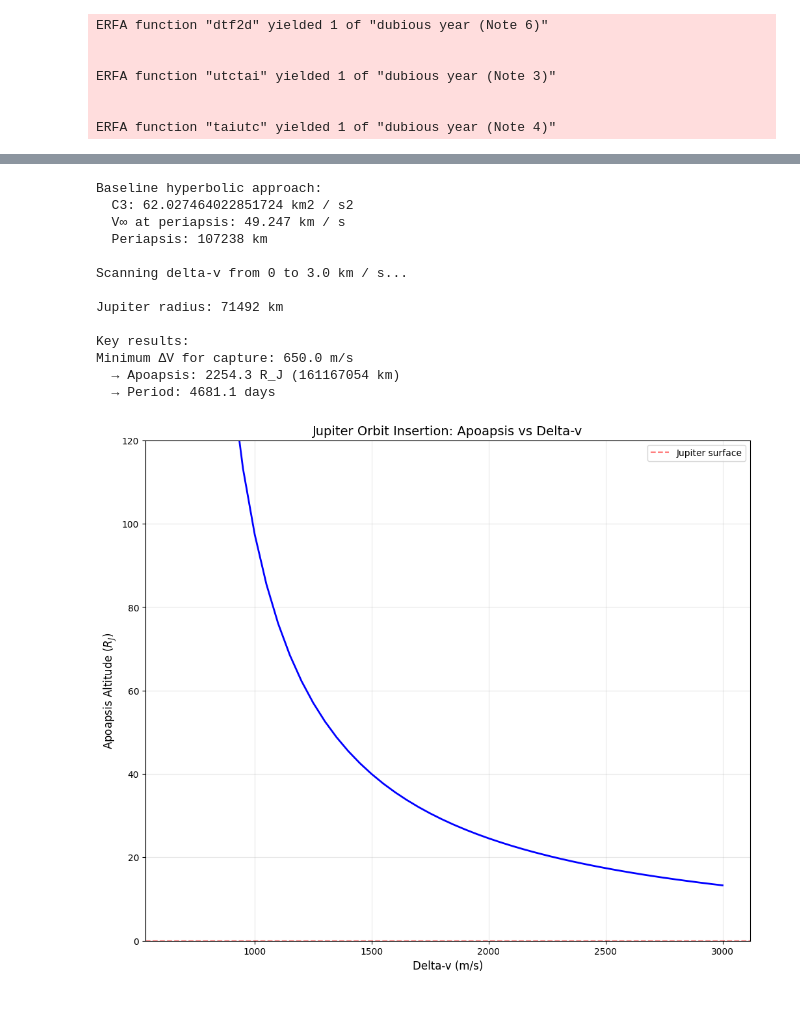
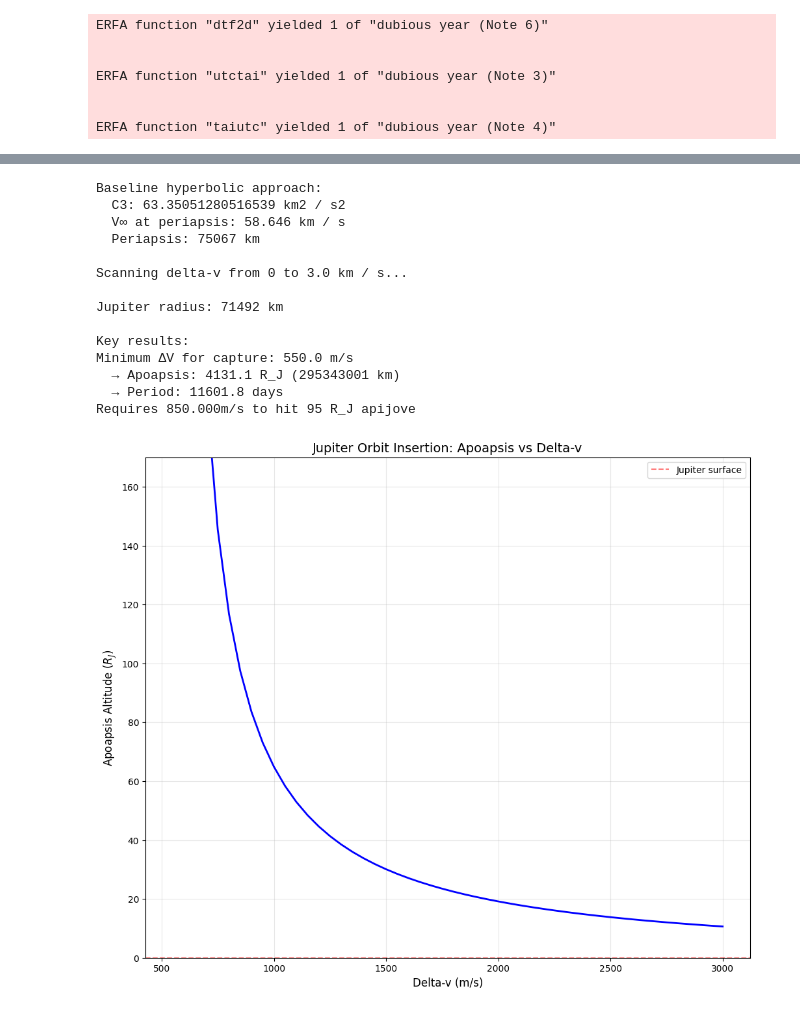
Before and after one commit to jackSN8/Starship_outer_planets_missions, a Jupyter notebook: general_trajectory_plotting_rewritten.ipynb, the cells around one changed output, grey strips where cells are left out. Drawn from its saved outputs; the diff is of its cells as text; code cells hidden in the pictures.

```diff
--- a/general_trajectory_plotting_rewritten.ipynb
+++ b/general_trajectory_plotting_rewritten.ipynb
@@ -52,10 +52,10 @@ body_2 = Jupiter
 # print(body_1.escape_velocity())
 
 #solve for a minimum ejection DV given a time period
-transitTime = 675*u.day
+transitTime = 650*u.day
 resolution = 1*u.day
 start_date = time.Time("2035-01-01 00:01", scale="utc").tdb
-end_date = time.Time("2035-12-31 00:01", scale="utc").tdb
+end_date = time.Time("2036-12-31 00:01", scale="utc").tdb
 print(type(time_range(start_date, end=end_date+transitTime)))
 # %% [output]
 <class 'astropy.time.core.Time'>
@@ -320,7 +322,7 @@ c3_a = np.linalg.norm(v_infty_mag)**2
 
 
 #C3 only orbit calc
-r_p = Jupiter.R*0.5#arrival periapsis
+r_p = Jupiter.R*0.05#arrival periapsis
 a_exit = -(body_2.k / c3_a).to(u.km)
 ecc_exit = 1 - (r_p+body_2.R) / a_exit
 
@@ -335,6 +337,7 @@ arrival_orbit = Orbit.from_classical(
     time.Time(date_arrival, scale="utc"),
 )
 
+retro_time=0*u.s
 
 pre_burn_orbit = arrival_orbit.propagate(-retro_time)
 #perform the retro burn
@@ -399,7 +402,7 @@ sus_c3 = (np.linalg.norm(post_burn_orbit.v)**2-body_2.escape_velocity()**2)
 print(f"Entry C3 is {post_burn_c3} km^2/s^2")
 print(f"Sus C3 is {sus_c3}")
 
-
+#
 # print(f"Need to lose {np.linalg.norm(post_burn_orbit_periapsis.v)-body_2.escape_velocity()} in initial aerocapture pass")
 
 
@@ -411,7 +414,7 @@ print(f"Need to lose {np.linalg.norm(post_burn_orbit_periapsis.v)-body_2.escape_
 
 
 
-print(f"Time for light to travel from {body_1} to {body_2} at arrival time is {planDist/(3*1e5*60):.1f} minutes")
+# print(f"Time for light to travel from {body_1} to {body_2} at arrival time is {planDist/(3*1e5*60):.1f} minutes")
 
 
 ####code below tries to calculate real orbit, but patched conics problems force a c3 only calculation orbit tbf
@@ -547,38 +547,44 @@ R_J = Jupiter.R.to(u.km).value
 # Plot results
 fig, (ax1) = plt.subplots(1, 1, figsize=(12, 10))
 
 # Plot 1: Apoapsis vs Delta-v (in R_J)
 # Filter out infinite values for plotting
 finite_mask = np.isfinite(apoapsis_values)
 apoapsis_RJ = apoapsis_values[finite_mask] / R_J  # Convert to R_J
 ax1.plot(dv_values[finite_mask], apoapsis_RJ, 'b-', linewidth=2)
 ax1.axhline(y=0, color='r', linestyle='--', alpha=0.5, label='Jupiter surface')
 ax1.grid(True, alpha=0.3)
 ax1.set_xlabel('Delta-v (m/s)', fontsize=12)
 ax1.set_ylabel('Apoapsis Altitude ($R_J$)', fontsize=12)
 ax1.set_title('Jupiter Orbit Insertion: Apoapsis vs Delta-v', fontsize=14)
 
-ax1.set_ylim(top=120,bottom=0)
+ax1.set_ylim(top=170,bottom=0)
 ax1.legend(loc='upper right')
 
 print(f"\nJupiter radius: {R_J:.0f} km")
 print(f"\nKey results:")
 if len(dv_values[finite_mask]) > 0:
     print(f"Minimum ΔV for capture: {dv_values[finite_mask][0]:.1f} m/s")
     print(f"  → Apoapsis: {apoapsis_RJ[0]:.1f} R_J ({apoapsis_values[finite_mask][0]:.0f} km)")
     print(f"  → Period: {period_values[finite_mask][0]:.1f} days")
+
+target_a_p=95
+idx=np.argmin(np.abs(target_a_p-apoapsis_RJ))
+dv_req=dv_values[finite_mask][idx]
+print(f"Requires {dv_req:.3f}m/s to hit {target_a_p} R_J apijove")
 # %% [output]
 Baseline hyperbolic approach:
-  C3: 62.027464022851724 km2 / s2
-  V∞ at periapsis: 49.247 km / s
-  Periapsis: 107238 km
+  C3: 63.35051280516539 km2 / s2
+  V∞ at periapsis: 58.646 km / s
+  Periapsis: 75067 km
 
 Scanning delta-v from 0 to 3.0 km / s...
 
 Jupiter radius: 71492 km
 
 Key results:
-Minimum ΔV for capture: 650.0 m/s
-  → Apoapsis: 2254.3 R_J (161167054 km)
-  → Period: 4681.1 days
+Minimum ΔV for capture: 550.0 m/s
+  → Apoapsis: 4131.1 R_J (295343001 km)
+  → Period: 11601.8 days
+Requires 850.000m/s to hit 95 R_J apijove
-[figure, old version]
+[figure, new version]
```
Also changed, not shown: parts of 10 cells of this notebook, 12 other files.
